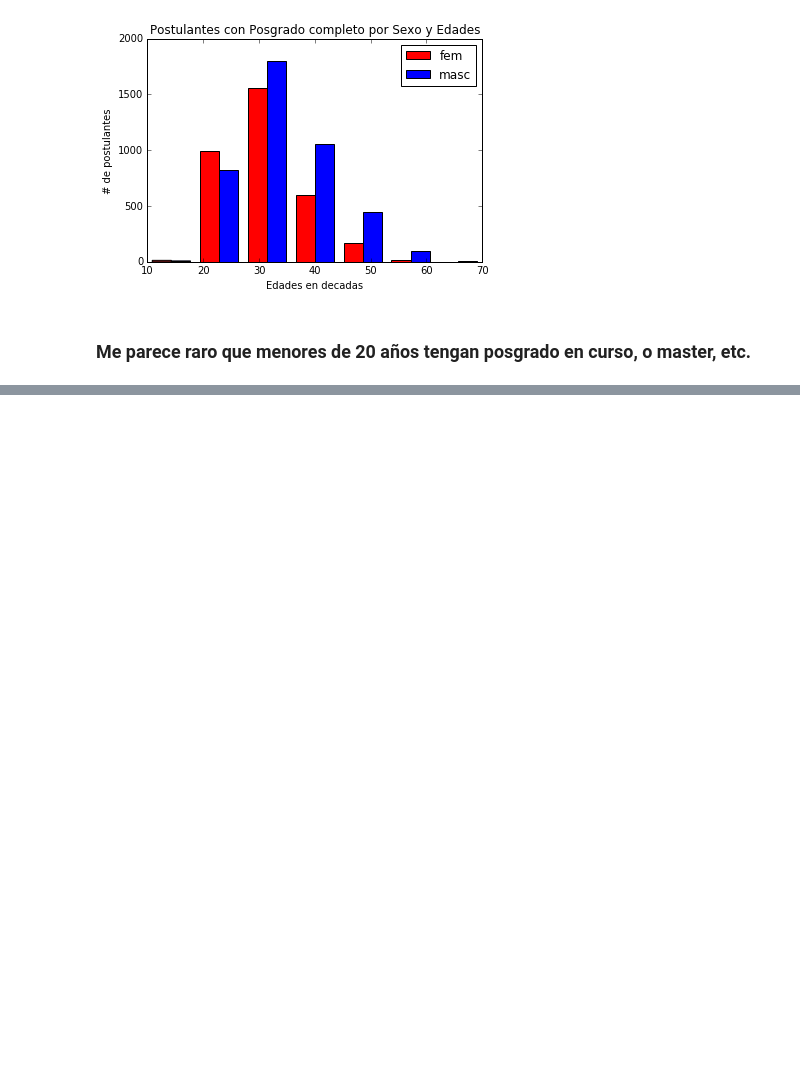
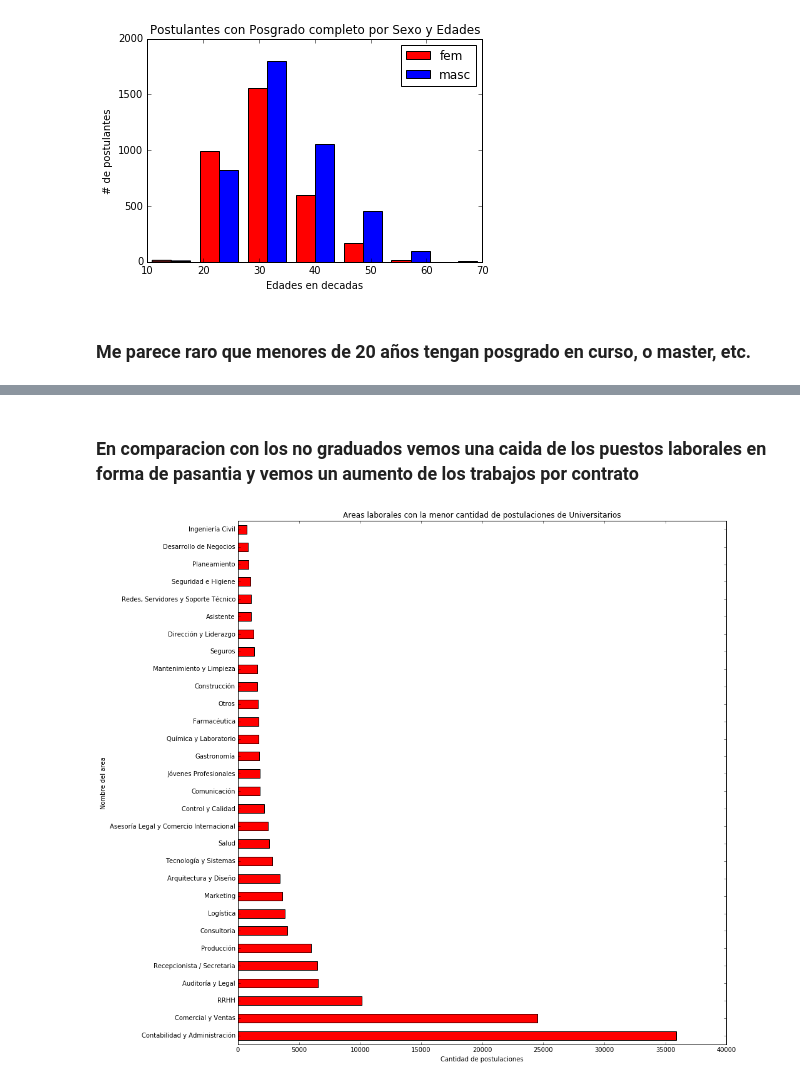
Before and after one commit to PRPablo/dataJobSearches, a Jupyter notebook: exploratoryAnalysis/tp_ariel.ipynb, the cells around one changed output, grey strips where cells are left out. Cells and saved outputs as stored; diff of their text form; code cells hidden in the pictures; blank space fills up the shorter version.

```diff
--- a/exploratoryAnalysis/tp_ariel.ipynb
+++ b/exploratoryAnalysis/tp_ariel.ipynb
@@ -338,0 +353,11 @@ avisos_detalles.idpais.mean()
+# %% [markdown]
+### En comparacion con los no graduados vemos una caida de los puestos laborales en forma de pasantia y vemos un aumento de los trabajos por contrato
+# %%
+ax = plt.gca()
+post_area_univ_grad = visitas_con_detalle_de_aviso_y_usuario[visitas_con_detalle_de_aviso_y_usuario['valor_educacion'] == 12 ]
+post_area_univ_grad.groupby('nombre_area')['nombre_area'].count().sort_values(ascending=False).head(30)\
+                                    .plot(kind='barh', figsize=(14,15), color='red', title='Areas laborales con la menor cantidad de postulaciones de Universitarios');
+ax.set_xlabel('Cantidad de postulaciones');
+ax.set_ylabel('Nombre del area');
+# %% [output]
+[figure, added]
```
Also changed, not shown: parts of 17 cells of this notebook.
